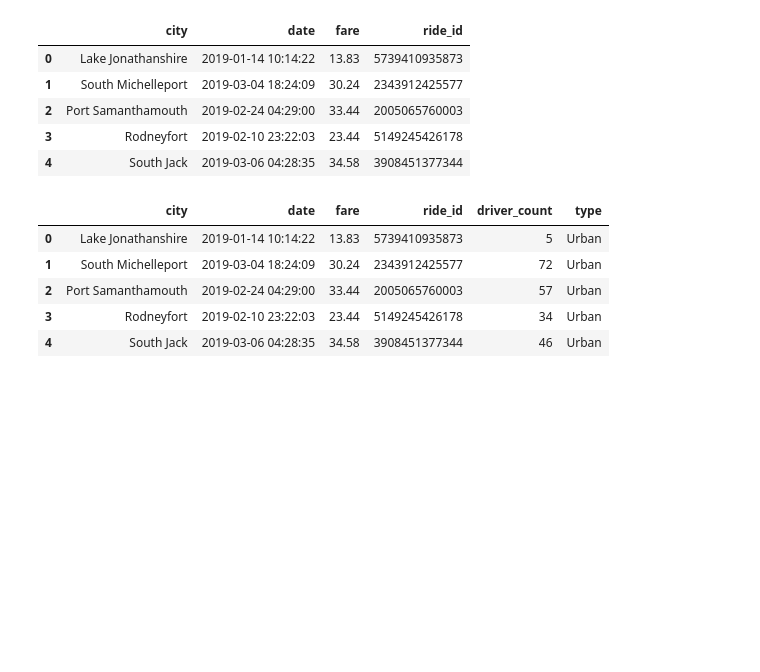
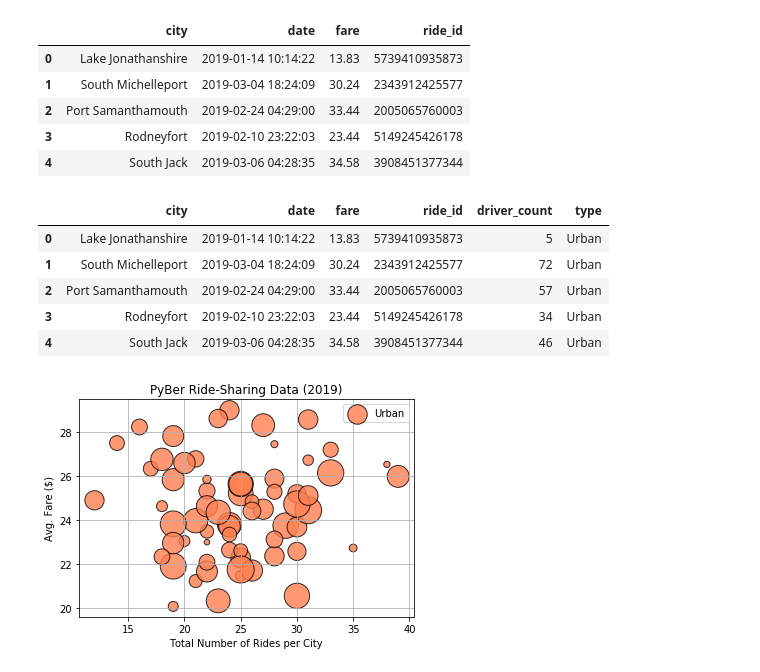
Before and after one commit to TaishiMatsuda/PyBer_Analysis, a Jupyter notebook: PyBer.ipynb, the cells around one changed output. Drawn from its saved outputs; the diff is of its cells as text; code cells hidden in the pictures; blank space fills up the shorter version.

Commit message:
Created Scattered Plots

```diff
--- a/PyBer.ipynb
+++ b/PyBer.ipynb
@@ -66,3 +66,41 @@ pyber_data_df.head()
 | 2 | Port Samanthamouth | 2019-02-24 04:29:00 | 33.44 | 2005065760003 | 57 | Urban |
 | 3 | Rodneyfort | 2019-02-10 23:22:03 | 23.44 | 5149245426178 | 34 | Urban |
 | 4 | South Jack | 2019-03-06 04:28:35 | 34.58 | 3908451377344 | 46 | Urban |
+# %%
+# Create the DataFrame for each type of city
+urban_df = pyber_data_df[pyber_data_df['type'] == 'Urban']
+suburban_df = pyber_data_df[pyber_data_df['type'] == 'Suburban']
+rural_df = pyber_data_df[pyber_data_df['type'] == 'Rural']
+# %%
+# Get the number of rides for each DataFrame for city type
+urban_ride_count = urban_df.groupby(['city']).count()['ride_id']
+suburban_ride_count = suburban_df.groupby(['city']).count()['ride_id']
+rural_ride_count = rural_df.groupby(['city']).count()['ride_id']
+# %%
+# Get the average fare for each city
+urban_avg_fare = urban_df.groupby(['city']).mean()['fare']
+suburban_avg_fare = suburban_df.groupby(['city']).mean()['fare']
+rural_avg_fare = rural_df.groupby(['city']).mean()['fare']
+# %%
+# Get the average number of drivers for each city
+urban_driver_count = urban_df.groupby(['city']).mean()['driver_count']
+suburban_driver_count = suburban_df.groupby(['city']).mean()['driver_count']
+rural_driver_count = rural_df.groupby(['city']).mean()['driver_count']
+# %%
+# Build the scatter plots for Urban cities
+plt.scatter(urban_ride_count, urban_avg_fare
+            ,label = 'Urban'
+            ,s=urban_driver_count * 10
+            ,color = 'coral'
+            ,edgecolors = 'black'
+            ,linewidths = 1
+            ,alpha = 0.8
+           )
+plt.title('PyBer Ride-Sharing Data (2019)')
+plt.xlabel('Total Number of Rides per City')
+plt.ylabel('Avg. Fare ($)')
+plt.grid(True)
+plt.legend()
+plt.show()
+# %% [output]
+[figure, added]
```
Also changed, not shown: parts of 3 cells of this notebook, 1 other file.
